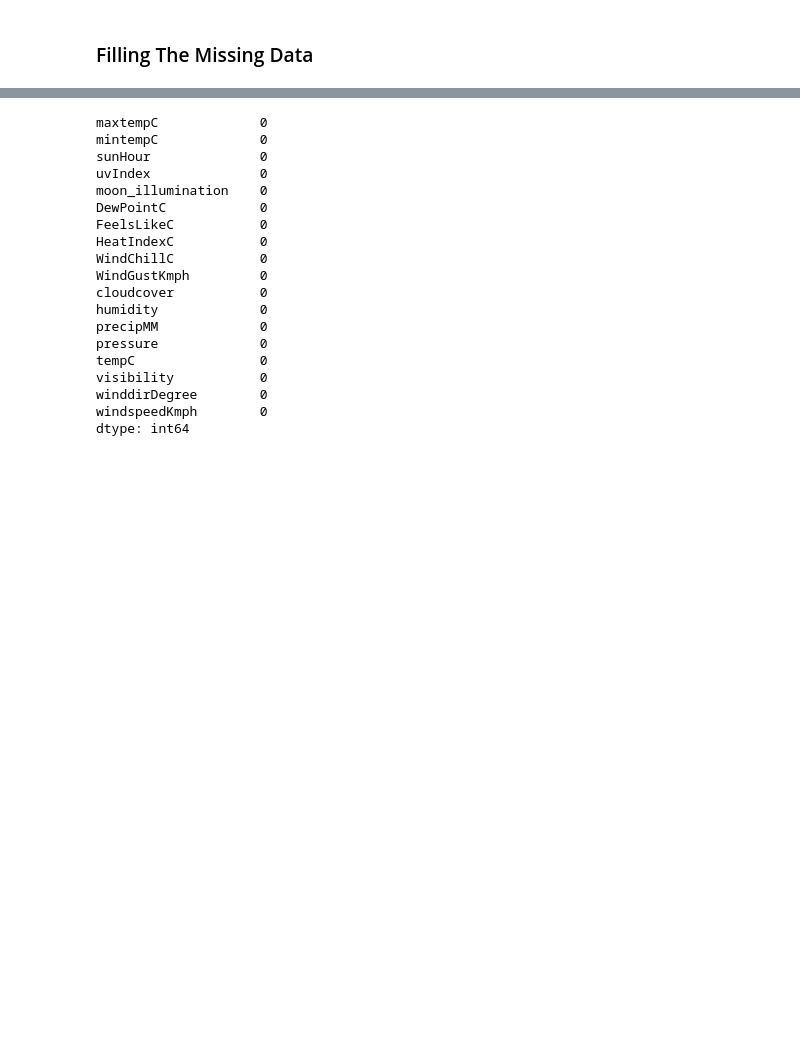
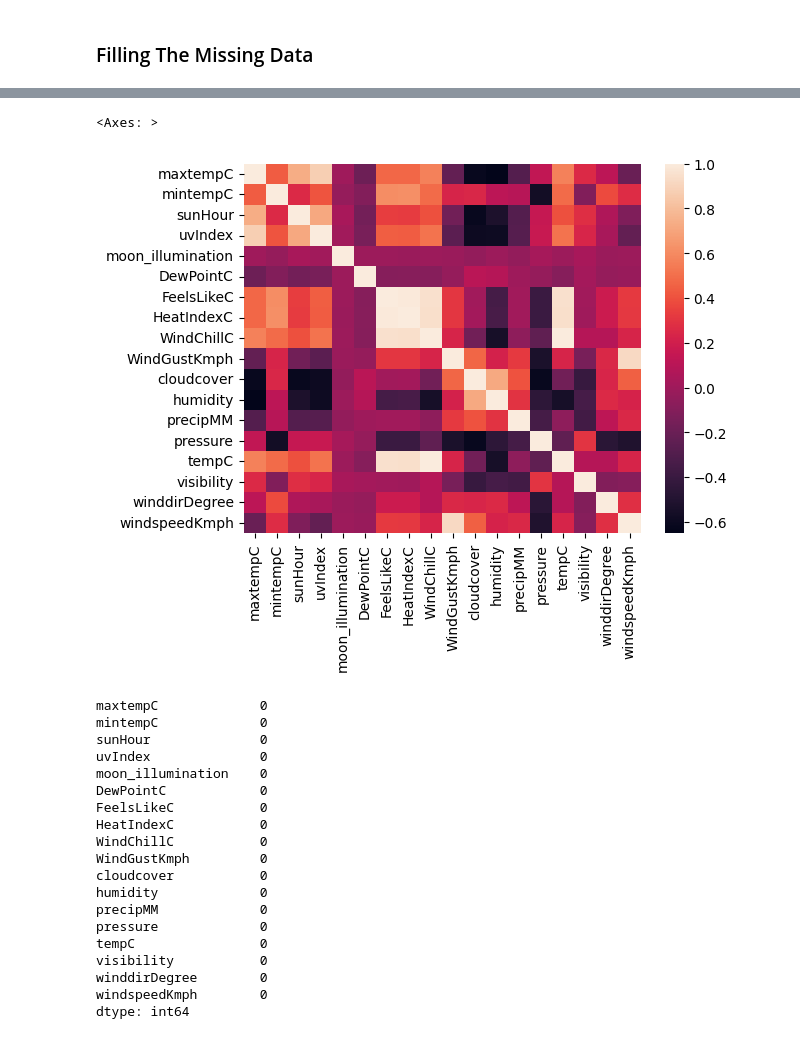
Before and after one commit to B2-80695/Project, a Jupyter notebook: Weather.ipynb, the cells around one changed output, grey strips where cells are left out. Saved outputs shown, nothing was run; the diff lists cells and outputs as text; code cells hidden in the pictures; blank space fills up the shorter version.

```diff
--- a/Weather.ipynb
+++ b/Weather.ipynb
@@ -119,3 +139,8 @@ filled_df = df.fillna(df.mean())
+# %%
+sns.heatmap(df.corr())
+# %% [output]
+<Axes: >
+[figure, added]
 # %%
 filled_df.isna().sum()
 # %% [output]
```
Also changed, not shown: parts of 22 cells of this notebook, 14 other files.
